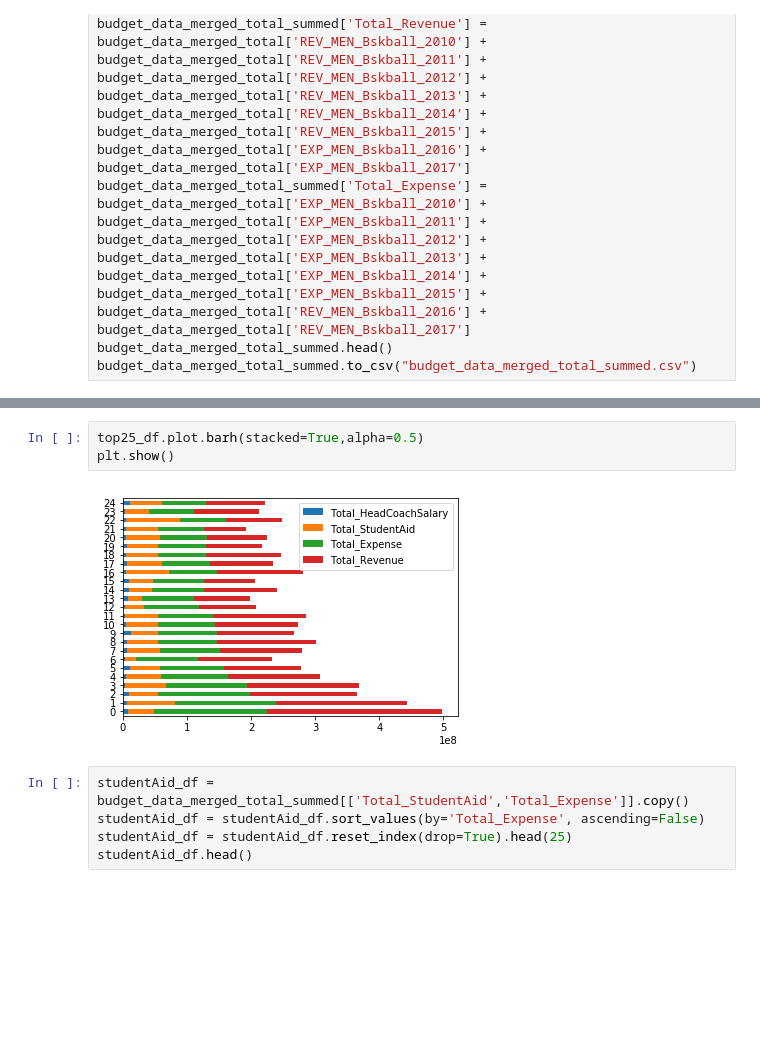
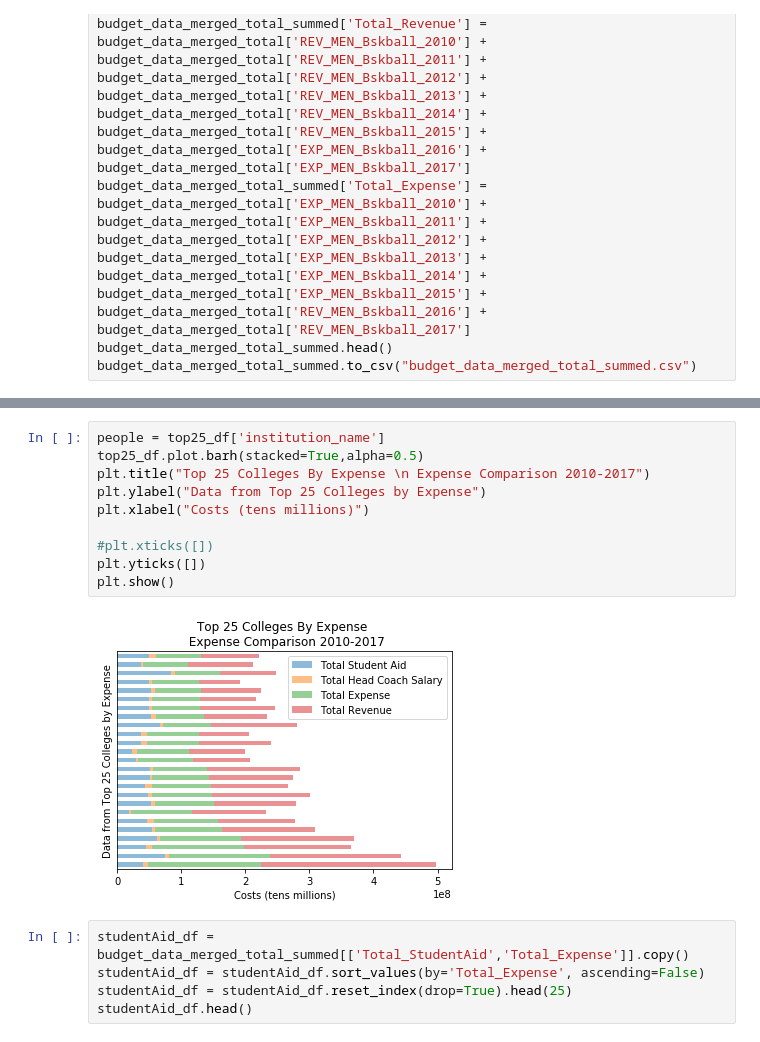
Before and after one commit to reedkm/project_one, a Jupyter notebook: player_heatmap.ipynb, the cells around one changed output, grey strips where cells are left out. Drawn from its saved outputs; the diff is of its cells as text; blank space fills up the shorter version.

```diff
--- a/player_heatmap.ipynb
+++ b/player_heatmap.ipynb
@@ -160,8 +141,15 @@ top25_df.head()
-# %%
-top25_df.plot.barh(stacked=True,alpha=0.5)
-plt.show()
-# %% [output]
-[figure, removed]
+# %%
+people = top25_df['institution_name']
+top25_df.plot.barh(stacked=True,alpha=0.5)
+plt.title("Top 25 Colleges By Expense \n Expense Comparison 2010-2017")
+plt.ylabel("Data from Top 25 Colleges by Expense")
+plt.xlabel("Costs (tens millions)")
+
+#plt.xticks([])
+plt.yticks([])
+plt.show()
+# %% [output]
+[figure, added]
 # %%
 studentAid_df = budget_data_merged_total_summed[['Total_StudentAid','Total_Expense']].copy()
 studentAid_df = studentAid_df.sort_values(by='Total_Expense', ascending=False)
```
Also changed, not shown: parts of 11 cells of this notebook, 18 other files.
